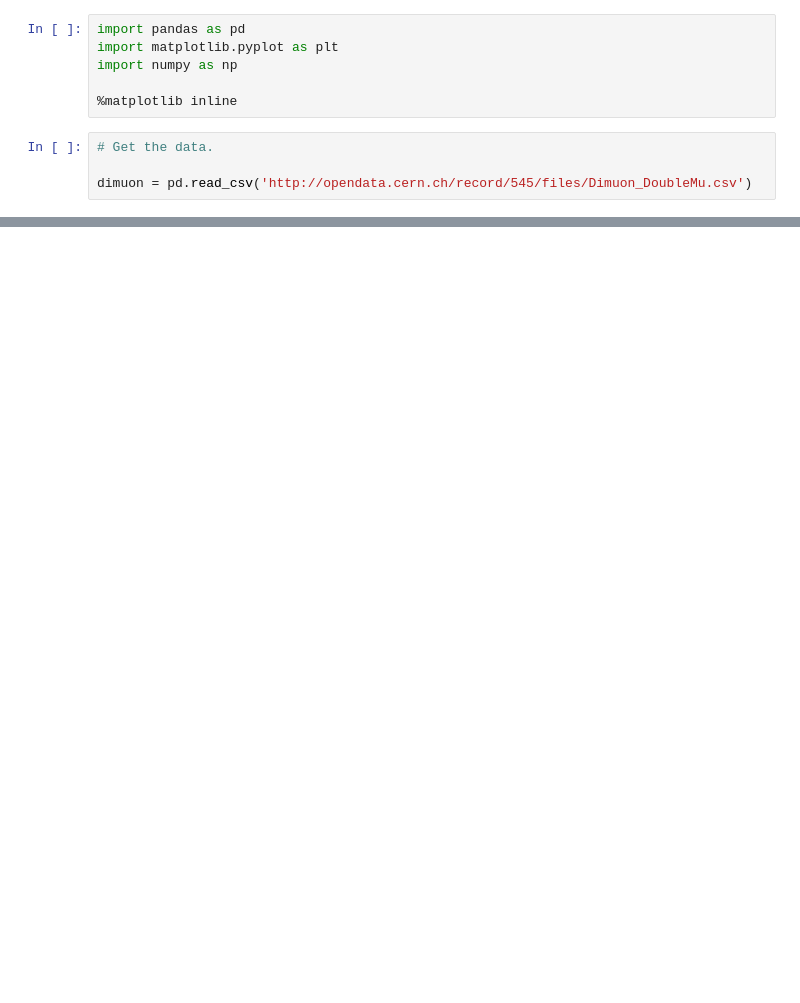
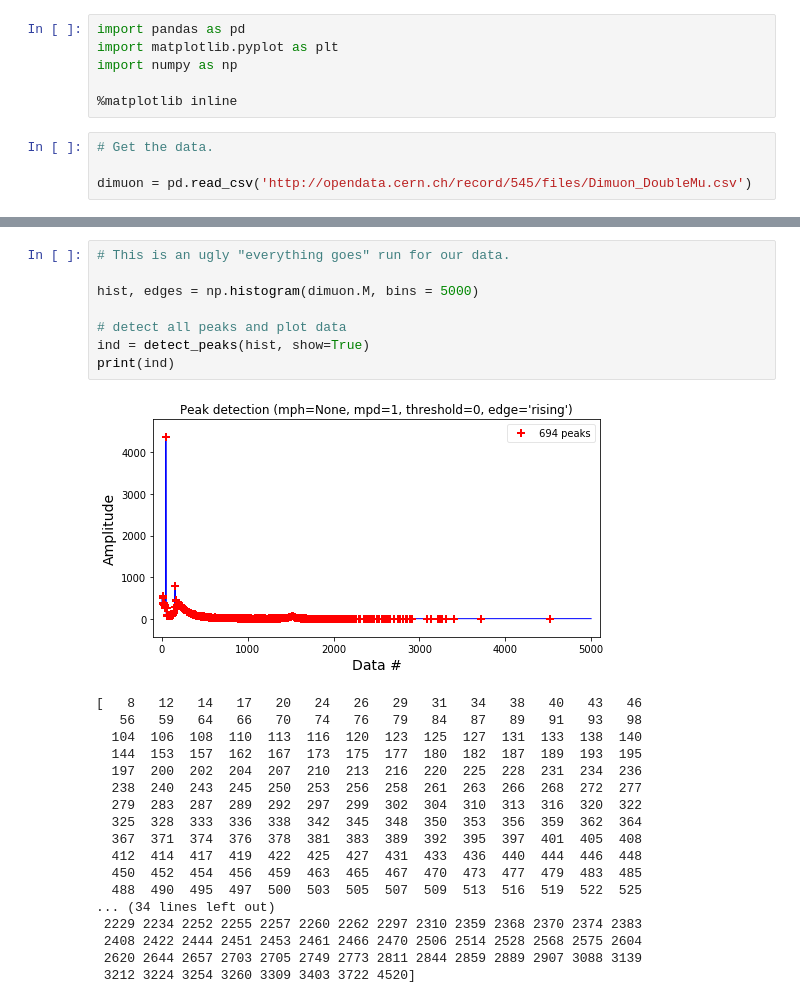
Before and after one commit to peitsaveteli/karvalakki, a Jupyter notebook: Rough_peak_finder.ipynb, the cells around one changed output, grey strips where cells are left out. Drawn from its saved outputs; the diff is of its cells as text; blank space fills up the shorter version.

```diff
--- a/Rough_peak_finder.ipynb
+++ b/Rough_peak_finder.ipynb
@@ -60,0 +250,27 @@ The mode of events in step 119 is: 2
+# %%
+# This is an ugly "everything goes" run for our data.
+
+hist, edges = np.histogram(dimuon.M, bins = 5000)
+
+# detect all peaks and plot data
+ind = detect_peaks(hist, show=True)
+print(ind)
+# %% [output]
+[figure, added]
+[   8   12   14   17   20   24   26   29   31   34   38   40   43   46
+   56   59   64   66   70   74   76   79   84   87   89   91   93   98
+  104  106  108  110  113  116  120  123  125  127  131  133  138  140
+  144  153  157  162  167  173  175  177  180  182  187  189  193  195
+  197  200  202  204  207  210  213  216  220  225  228  231  234  236
+  238  240  243  245  250  253  256  258  261  263  266  268  272  277
+  279  283  287  289  292  297  299  302  304  310  313  316  320  322
+  325  328  333  336  338  342  345  348  350  353  356  359  362  364
+  367  371  374  376  378  381  383  389  392  395  397  401  405  408
+  412  414  417  419  422  425  427  431  433  436  440  444  446  448
+  450  452  454  456  459  463  465  467  470  473  477  479  483  485
+  488  490  495  497  500  503  505  507  509  513  516  519  522  525
+... (34 lines left out)
+ 2229 2234 2252 2255 2257 2260 2262 2297 2310 2359 2368 2370 2374 2383
+ 2408 2422 2444 2451 2453 2461 2466 2470 2506 2514 2528 2568 2575 2604
+ 2620 2644 2657 2703 2705 2749 2773 2811 2844 2859 2889 2907 3088 3139
+ 3212 3224 3254 3260 3309 3403 3722 4520]
```
Also changed, not shown: parts of 4 cells of this notebook.
